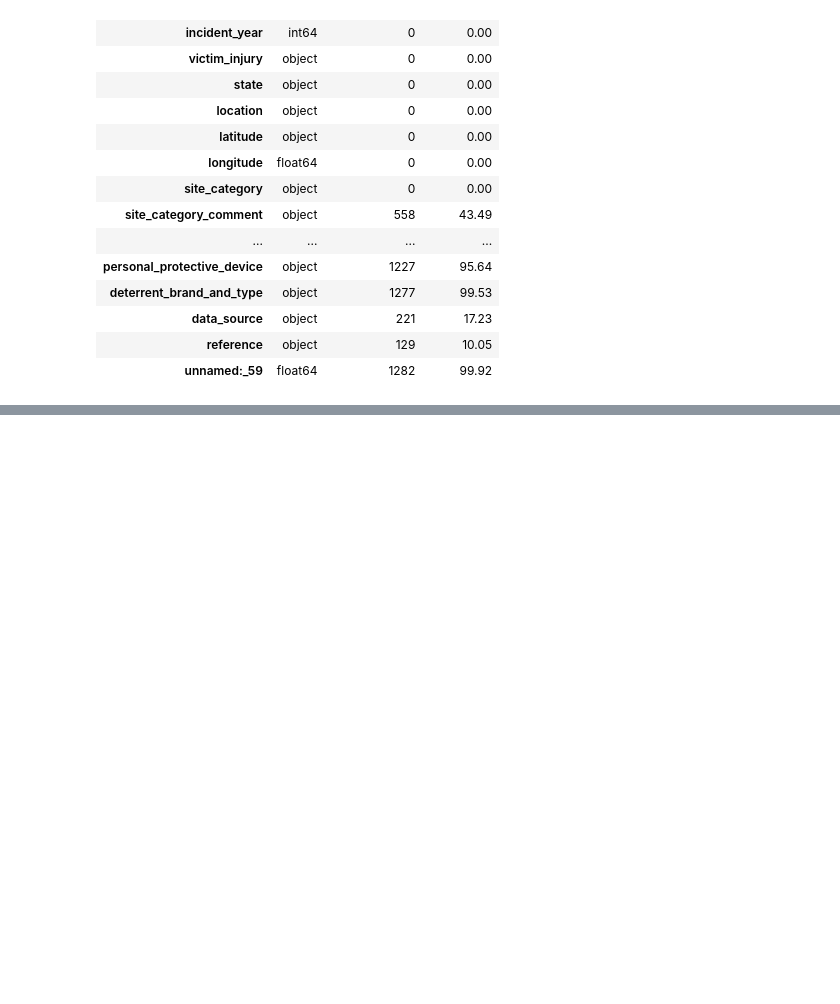
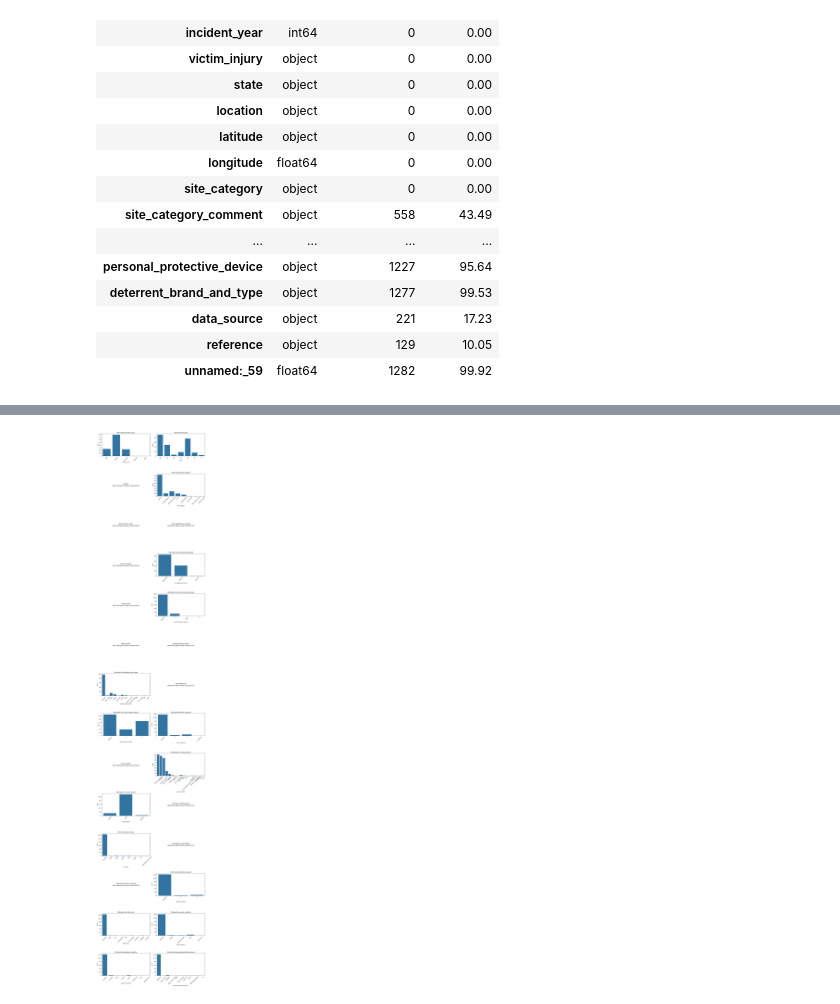
Before and after one commit to hvph-uyen/programming-for-data-science-project-group-9, a Jupyter notebook: source.ipynb, the cells around one changed output, grey strips where cells are left out. Cells and saved outputs as stored; diff of their text form; code cells hidden in the pictures; blank space fills up the shorter version.

```diff
--- a/source.ipynb
+++ b/source.ipynb
@@ -340,0 +469,22 @@ print(f"\nĐã lưu tập dữ liệu tại: {out_path}")
+# %%
+# Chuẩn hóa text
+for col in cat_cols:
+    df[col] = df[col].str.lower().str.strip()
+
+# Bảng thống kê chung cho tất cả cột phân loại
+summary_list = []
+for col in cat_cols:
+    df_valid = df[df[col] != 'unknown']
+    value_counts = df_valid[col].value_counts(normalize=True).head(5) * 100
+    top_values = ", ".join([f"{idx} ({v:.1f}%)" for idx, v in value_counts.items()])
+    summary_list.append({
+        "Cột": col,
+        "Số giá trị trong cột": df[col].nunique(),
+        "Top 5 giá trị xuất hiện nhiều nhất": top_values
+    })
+summary_cat_df = pd.DataFrame(summary_list)
+
+pd.set_option('display.max_columns', None)
+pd.set_option('display.width', 200)
+pd.set_option('display.max_colwidth', None)
+display(summary_cat_df)
@@ -340,0 +509,25 @@ print(f"\nĐã lưu tập dữ liệu tại: {out_path}")
+# %%
+n = len(cat_cols)
+ncols = 2
+nrows = math.ceil(n / 2)
+plt.figure(figsize=(14, 5 * nrows))
+
+for i, col in enumerate(cat_cols, 1):
+    plt.subplot(nrows, ncols, i)
+
+    # Không vẽ những cột có quá nhiều giá trị
+    if df[col].nunique() > 20:
+        plt.text(0.5, 0.5,
+                 f"{col}\n(Quá nhiều giá trị unique, không thể vẽ)",
+                 ha='center', va='center', fontsize=12)
+        plt.axis('off')
+        continue
+
+    sns.countplot(data=df, x=col)
+    plt.title(f"Phân phối của {col}")
+    plt.xticks(rotation=45)
+
+plt.tight_layout()
+plt.show()
+# %% [output]
+[figure, added]
```
Also changed, not shown: parts of 33 cells of this notebook, 2 other files.
